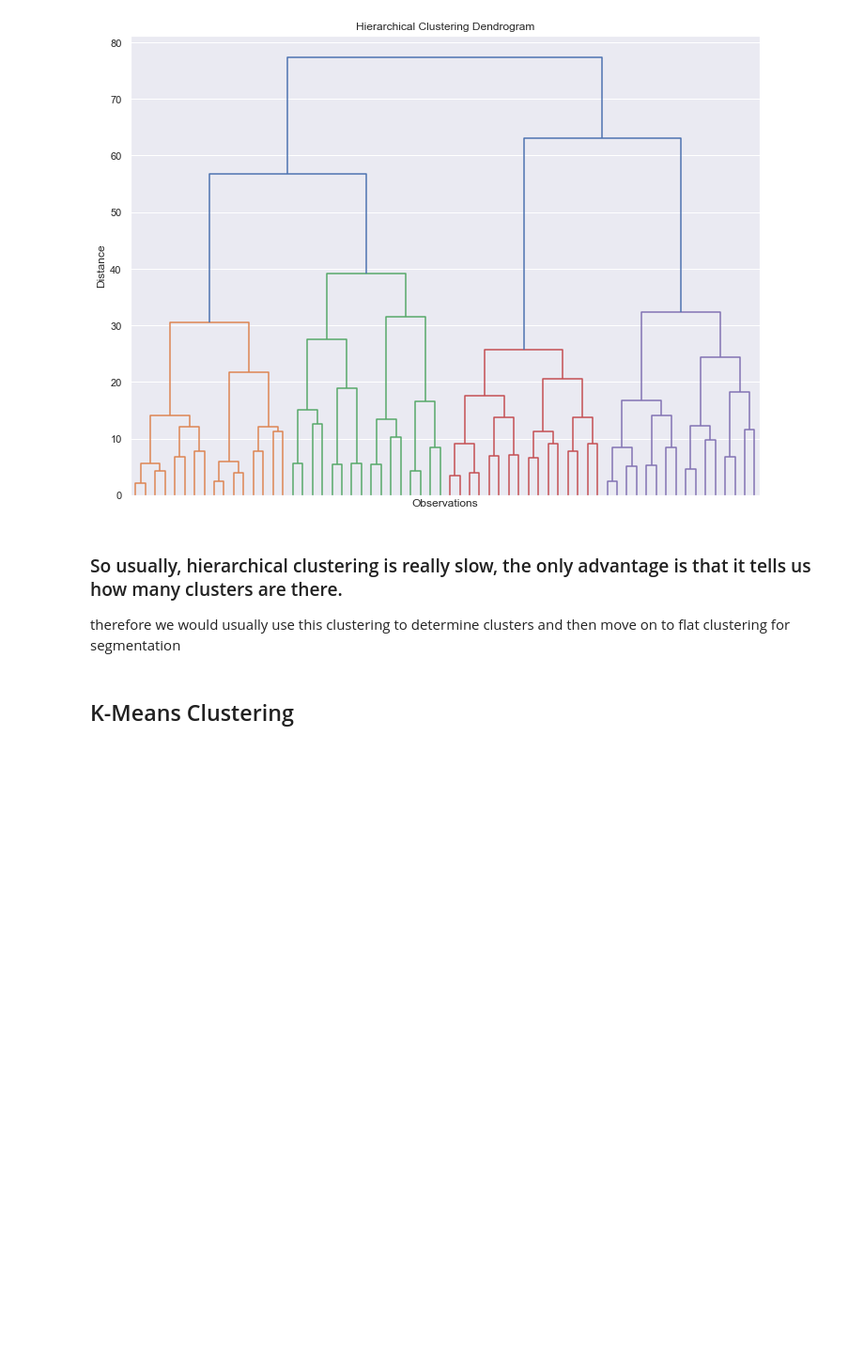
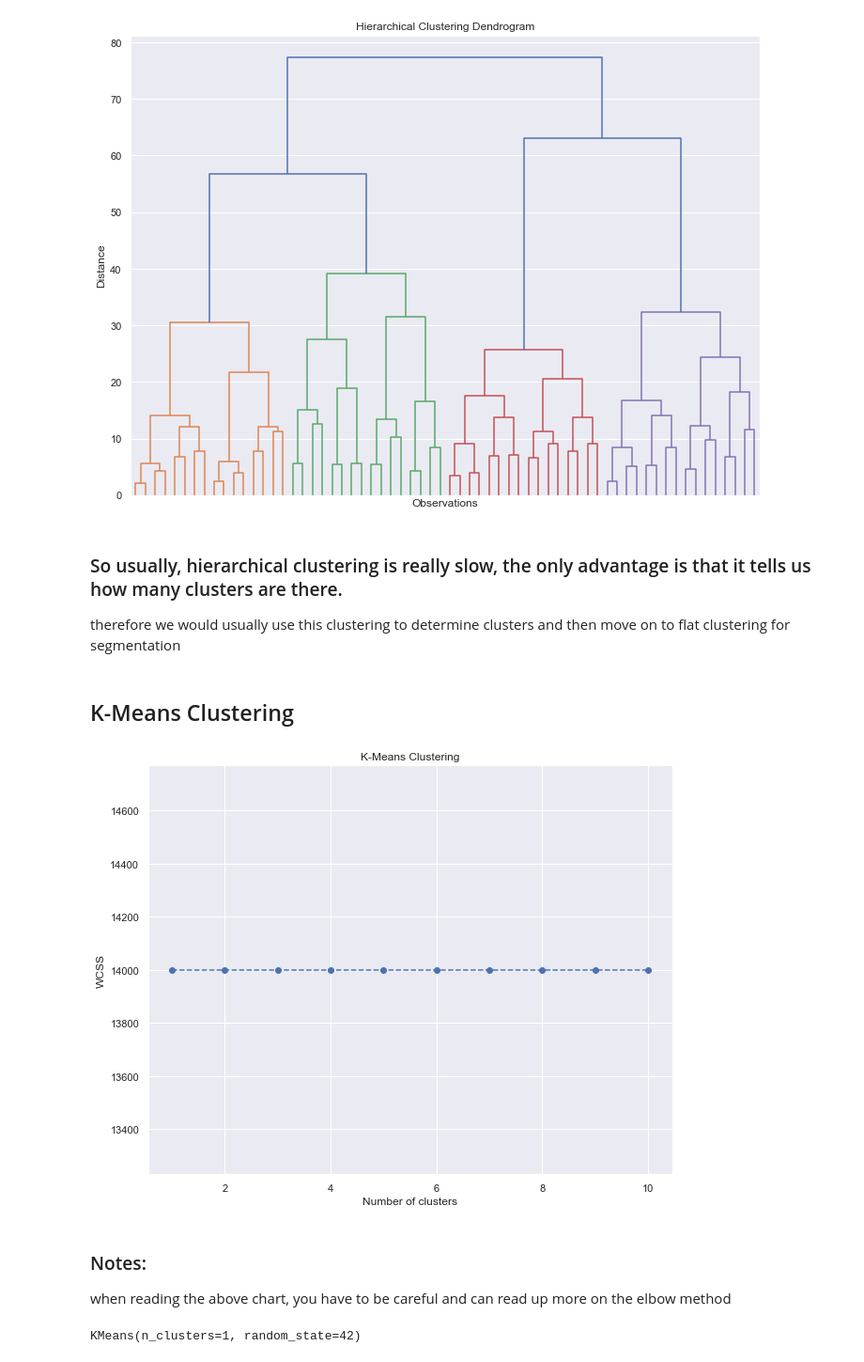
Before and after one commit to Sethchong/Customer_Analytics_DS, a Jupyter notebook: Customer Analytics Segmentation 4.2.ipynb, the cells around one changed output. Shown at 94% size. Saved outputs shown, nothing was run; the diff lists cells and outputs as text; code cells hidden in the pictures; blank space fills up the shorter version.

```diff
--- a/Customer Analytics Segmentation 4.2.ipynb
+++ b/Customer Analytics Segmentation 4.2.ipynb
@@ -141,3 +141,17 @@ for i in range (1,11):
     # with each iteration, adding the value to the wcss.array
     # the array is stored in the kmeans.inertia
     wcss.append(kmeans.inertia_)
+# %%
+plt.figure(figsize = (10,8))
+# range(1,11) is the x axis
+# wcss is the y axis
+plt.plot(range(1,11), wcss, marker = 'o', linestyle = '--')
+plt.xlabel("Number of clusters")
+plt.ylabel("WCSS")
+plt.title('K-Means Clustering')
+plt.show()
+# %% [output]
+[figure, added]
+# %% [markdown]
+### Notes:
+when reading the above chart, you have to be careful and can read up more on the elbow method
@@ -143,0 +160,4 @@ for i in range (1,11):
+# %%
+kmeans.fit(segmentation_std)
+# %% [output]
+KMeans(n_clusters=1, random_state=42)
```
Also changed, not shown: parts of 1 cell of this notebook.
